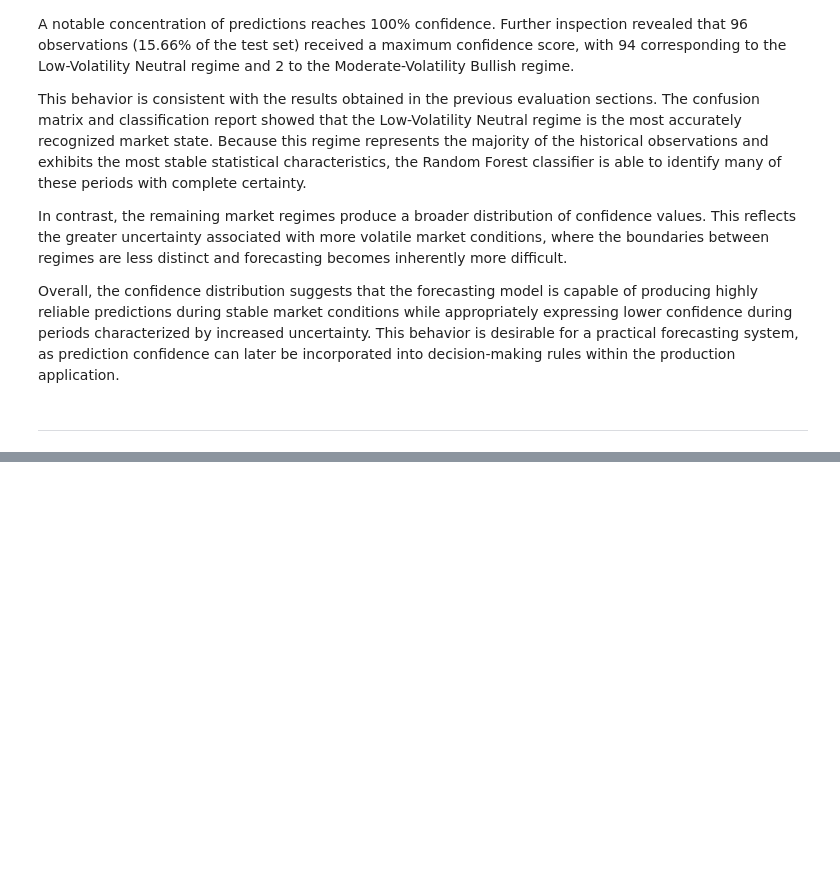
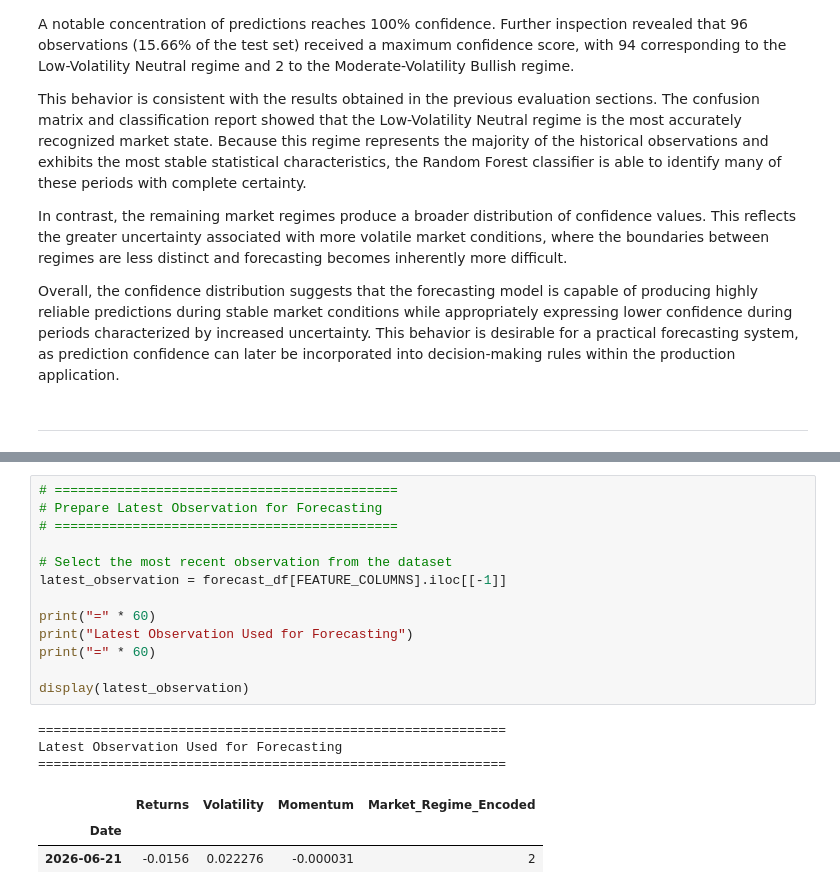
Before and after one commit to GaelRendon/Financial-market-regime-detetcion-system, a Jupyter notebook: notebooks/07_market_regime_forecastng.ipynb, the cells around one changed output, grey strips where cells are left out. Cells and saved outputs as stored; diff of their text form; blank space fills up the shorter version.

Commit message:
Add future market regime forecasting section with prediction generation and interpretation

```diff
--- a/notebooks/07_market_regime_forecastng.ipynb
+++ b/notebooks/07_market_regime_forecastng.ipynb
@@ -650,0 +666,20 @@ Overall, the confidence distribution suggests that the forecasting model is capa
+# %%
+# ============================================
+# Prepare Latest Observation for Forecasting
+# ============================================
+
+# Select the most recent observation from the dataset
+latest_observation = forecast_df[FEATURE_COLUMNS].iloc[[-1]]
+
+print("=" * 60)
+print("Latest Observation Used for Forecasting")
+print("=" * 60)
+
+display(latest_observation)
+# %% [output]
+============================================================
+Latest Observation Used for Forecasting
+============================================================
+|  | Returns | Volatility | Momentum | Market_Regime_Encoded |
+| Date |  |  |  |  |
+| 2026-06-21 | -0.0156 | 0.022276 | -0.000031 | 2 |
```
Also changed, not shown: parts of 4 cells of this notebook.
